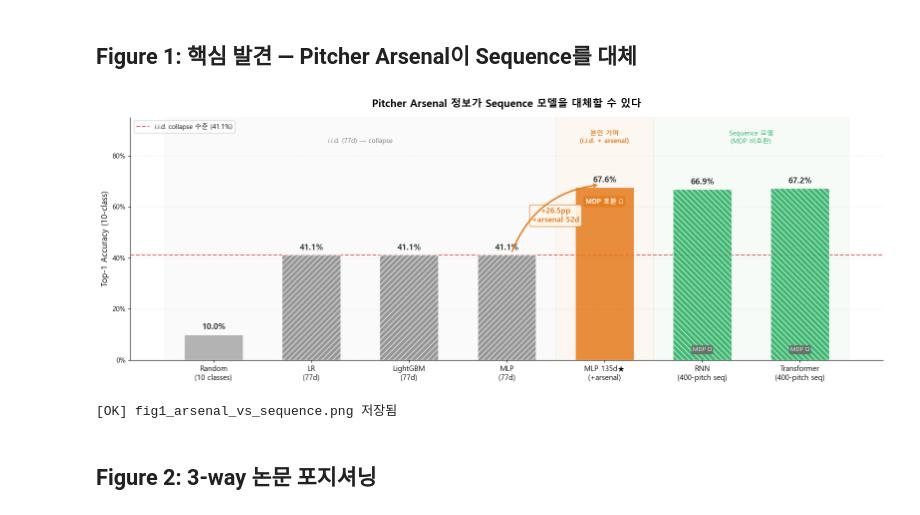
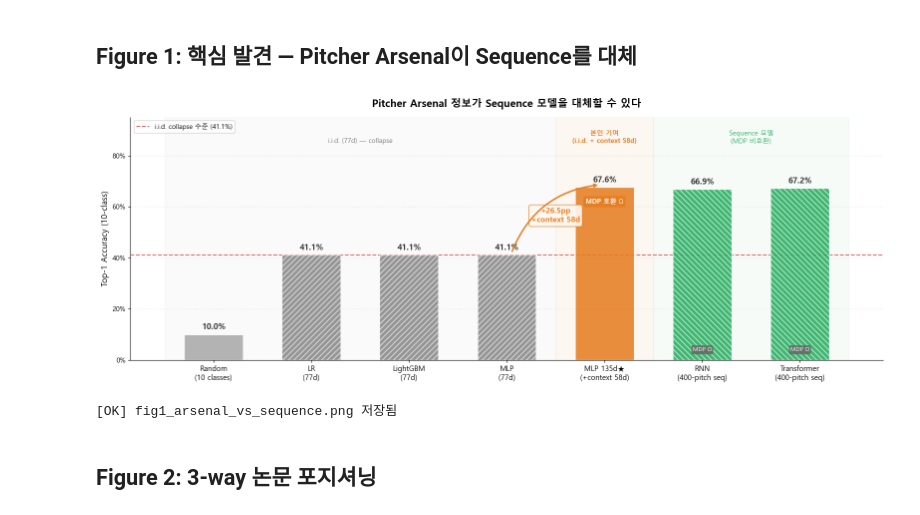
Before and after one commit to Pitcheezy/transition-models, a Jupyter notebook: notebooks/13_presentation_figures.ipynb, the cells around one changed output. Drawn from its saved outputs; the diff is of its cells as text; code cells hidden in the pictures.

```diff
--- a/notebooks/13_presentation_figures.ipynb
+++ b/notebooks/13_presentation_figures.ipynb
@@ -45,12 +45,12 @@ MODELS = [
     ('LR\n(77d)', 0.411),
     ('LightGBM\n(77d)', 0.411),
     ('MLP\n(77d)', 0.411),
-    ('MLP 135d★\n(+arsenal)', 0.676),
+    ('MLP 135d★\n(+context 58d)', 0.676),
     ('RNN\n(400-pitch seq)', 0.669),
     ('Transformer\n(400-pitch seq)', 0.672),
 ]
 
-# 색상 규칙: gray=baseline/i.i.d., orange=arsenal MLP, green=sequence
+# 색상 규칙: gray=baseline/i.i.d., orange=context MLP, green=sequence
 COLORS = [
     '#aaaaaa',  # Random — 연회색
     '#888888',  # LR — 중간 회색
@@ -104,7 +104,7 @@ ax.annotate(
 # 화살표 라벨
 ax.text(
     3.5, 0.565,
-    '+26.5pp\n+arsenal 52d',
+    '+26.5pp\n+context 58d',
     ha='center', va='center', fontsize=11, fontweight='bold',
     color='#e67e22',
     bbox=dict(boxstyle='round,pad=0.3', facecolor='#fff8f0', edgecolor='#e67e22', alpha=0.9)
@@ -135,35 +135,35 @@ ax.axvspan(3.5, 4.5, alpha=0.06, color='#e67e22', zorder=0)
 ax.axvspan(4.5, 6.5, alpha=0.04, color='#27ae60', zorder=0)
 
 # 영역 라벨 (상단)
 ax.text(1.5, 0.85, 'i.i.d. (77d) — collapse', ha='center', fontsize=9.5,
         color='#777777', style='italic')
-ax.text(4.0, 0.85, '본인 기여\n(i.i.d. + arsenal)', ha='center', fontsize=9.5,
+ax.text(4.0, 0.85, '본인 기여\n(i.i.d. + context 58d)', ha='center', fontsize=9.5,
         color='#e67e22', fontweight='bold')
 ax.text(5.5, 0.85, 'Sequence 모델\n(MDP 비호환)', ha='center', fontsize=9.5,
         color='#27ae60', style='italic')
 
 # 축 설정
 ax.set_ylim(0, 0.95)
 ax.set_ylabel('Top-1 Accuracy (10-class)', fontsize=12)
 ax.set_title(
     'Pitcher Arsenal 정보가 Sequence 모델을 대체할 수 있다',
     fontsize=15, fontweight='bold', pad=15
 )
 ax.yaxis.set_major_formatter(plt.FuncFormatter(lambda x, _: f'{x:.0%}'))
 ax.tick_params(axis='x', labelsize=10.5)
 ax.tick_params(axis='y', labelsize=10)
 ax.grid(axis='y', alpha=0.3, linestyle=':')
 ax.set_axisbelow(True)
 ax.legend(fontsize=9.5, loc='upper left')
 ax.spines[['top', 'right']].set_visible(False)
 
 plt.tight_layout()
 fig.savefig(FIG_DIR / 'fig1_arsenal_vs_sequence.png', dpi=300, bbox_inches='tight',
             facecolor='white')
 plt.show()
 print('[OK] fig1_arsenal_vs_sequence.png 저장됨')
 # %% [output]
-[figure, old version]
+[figure, new version]
 [OK] fig1_arsenal_vs_sequence.png 저장됨
 # %% [markdown]
 ## Figure 2: 3-way 논문 포지셔닝
```
Also changed, not shown: parts of 3 cells of this notebook, 6 other files.
